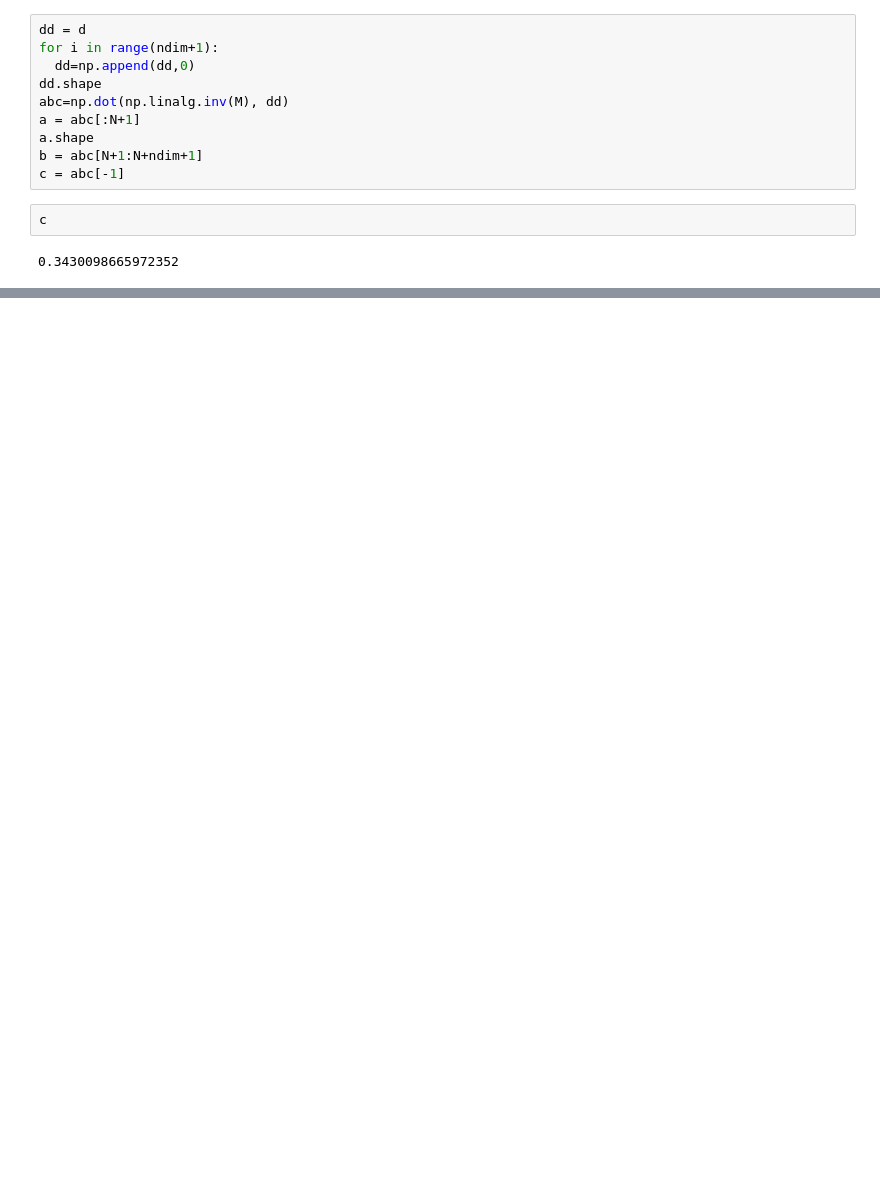
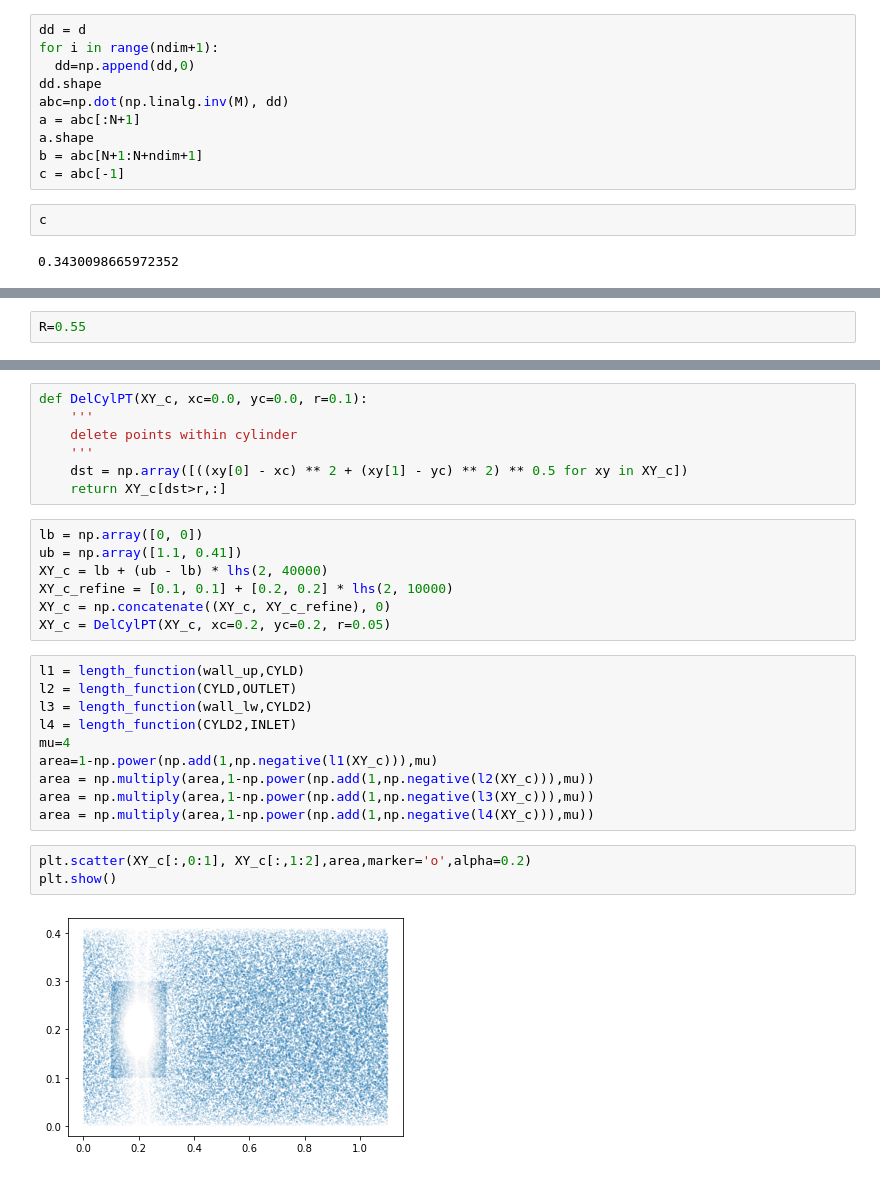
Before and after one commit to ligerre/uni_first_time, a Jupyter notebook: radial_basis.ipynb, the cells around one changed output, grey strips where cells are left out. Cells and saved outputs as stored; diff of their text form; blank space fills up the shorter version.

```diff
--- a/radial_basis.ipynb
+++ b/radial_basis.ipynb
@@ -146,0 +207,2 @@ plt.show()
+# %%
+R=0.55
@@ -146,0 +229,29 @@ plt.show()
+# %%
+def DelCylPT(XY_c, xc=0.0, yc=0.0, r=0.1):
+    '''
+    delete points within cylinder
+    '''
+    dst = np.array([((xy[0] - xc) ** 2 + (xy[1] - yc) ** 2) ** 0.5 for xy in XY_c])
+    return XY_c[dst>r,:]
+# %%
+lb = np.array([0, 0])
+ub = np.array([1.1, 0.41])
+XY_c = lb + (ub - lb) * lhs(2, 40000)
+XY_c_refine = [0.1, 0.1] + [0.2, 0.2] * lhs(2, 10000)
+XY_c = np.concatenate((XY_c, XY_c_refine), 0)
+XY_c = DelCylPT(XY_c, xc=0.2, yc=0.2, r=0.05)
+# %%
+l1 = length_function(wall_up,CYLD)
+l2 = length_function(CYLD,OUTLET)
+l3 = length_function(wall_lw,CYLD2)
+l4 = length_function(CYLD2,INLET)
+mu=4
+area=1-np.power(np.add(1,np.negative(l1(XY_c))),mu)
+area = np.multiply(area,1-np.power(np.add(1,np.negative(l2(XY_c))),mu))
+area = np.multiply(area,1-np.power(np.add(1,np.negative(l3(XY_c))),mu))
+area = np.multiply(area,1-np.power(np.add(1,np.negative(l4(XY_c))),mu))
+# %%
+plt.scatter(XY_c[:,0:1], XY_c[:,1:2],area,marker='o',alpha=0.2)
+plt.show()
+# %% [output]
+[figure, added]
```
Also changed, not shown: parts of 15 cells of this notebook.
